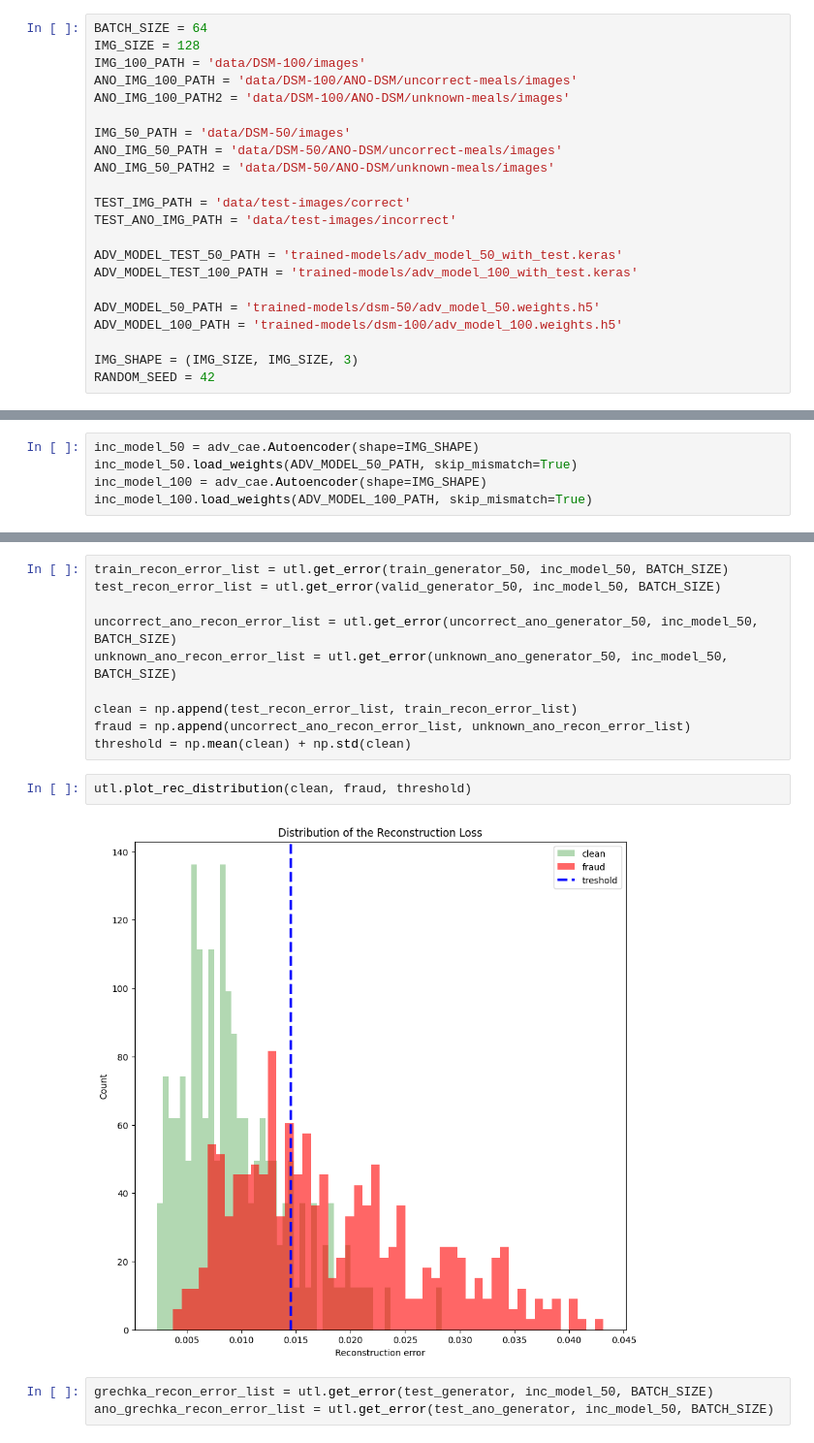
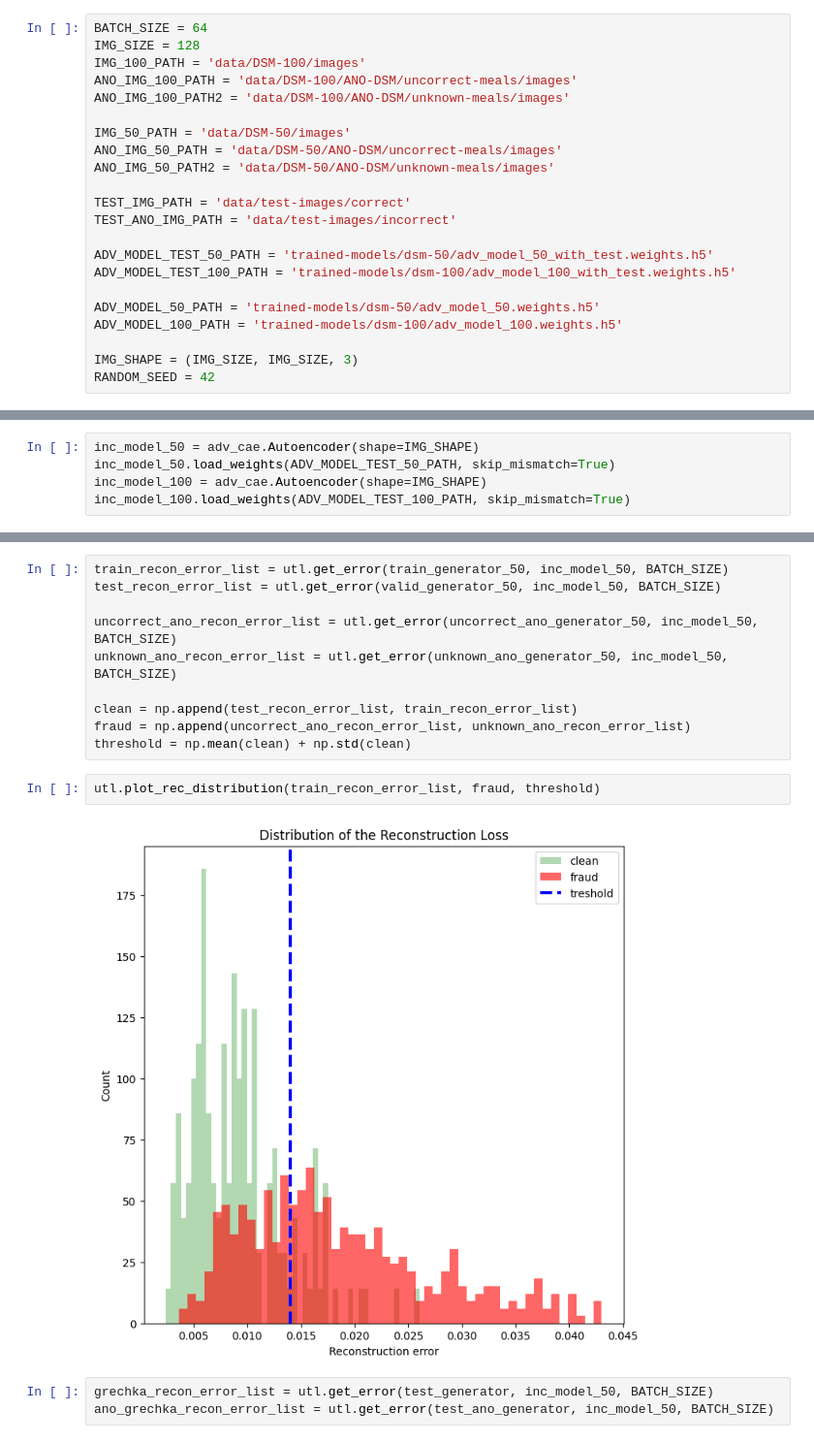
Before and after one commit to NikitaVologin/anomaly-detection-meal-cae, a Jupyter notebook: src/example-adv.ipynb, the cells around one changed output, grey strips where cells are left out. Shown at 97% size. Drawn from its saved outputs; the diff is of its cells as text.

Commit message:
new conclusions, new test dataset

```diff
--- a/src/example-adv.ipynb
+++ b/src/example-adv.ipynb
@@ -33,8 +33,8 @@ ANO_IMG_50_PATH2 = 'data/DSM-50/ANO-DSM/unknown-meals/images'
 TEST_IMG_PATH = 'data/test-images/correct'
 TEST_ANO_IMG_PATH = 'data/test-images/incorrect'
 
-ADV_MODEL_TEST_50_PATH = 'trained-models/adv_model_50_with_test.keras'
-ADV_MODEL_TEST_100_PATH = 'trained-models/adv_model_100_with_test.keras'
+ADV_MODEL_TEST_50_PATH = 'trained-models/dsm-50/adv_model_50_with_test.weights.h5'
+ADV_MODEL_TEST_100_PATH = 'trained-models/dsm-100/adv_model_100_with_test.weights.h5'
 
 ADV_MODEL_50_PATH = 'trained-models/dsm-50/adv_model_50.weights.h5'
 ADV_MODEL_100_PATH = 'trained-models/dsm-100/adv_model_100.weights.h5'
@@ -167,9 +167,9 @@ utl.plot_imgs(train_generator_100)
 #### Загрузка и инициализация моделей
 # %%
 inc_model_50 = adv_cae.Autoencoder(shape=IMG_SHAPE)
-inc_model_50.load_weights(ADV_MODEL_50_PATH, skip_mismatch=True)
+inc_model_50.load_weights(ADV_MODEL_TEST_50_PATH, skip_mismatch=True)
 inc_model_100 = adv_cae.Autoencoder(shape=IMG_SHAPE)
-inc_model_100.load_weights(ADV_MODEL_100_PATH, skip_mismatch=True)
+inc_model_100.load_weights(ADV_MODEL_TEST_100_PATH, skip_mismatch=True)
 # %%
 inc_model_100.compile(
     optimizer=keras.optimizers.Adam(),
@@ -303,9 +308,9 @@ clean = np.append(test_recon_error_list, train_recon_error_list)
 fraud = np.append(uncorrect_ano_recon_error_list, unknown_ano_recon_error_list)
 threshold = np.mean(clean) + np.std(clean)
 # %%
-utl.plot_rec_distribution(clean, fraud, threshold)
+utl.plot_rec_distribution(train_recon_error_list, fraud, threshold)
 # %% [output]
-[figure, old version]
+[figure, new version]
 # %%
 grechka_recon_error_list = utl.get_error(test_generator, inc_model_50, BATCH_SIZE)
 ano_grechka_recon_error_list = utl.get_error(test_ano_generator, inc_model_50, BATCH_SIZE)
```
Also changed, not shown: parts of 13 cells of this notebook, 3 other files.
